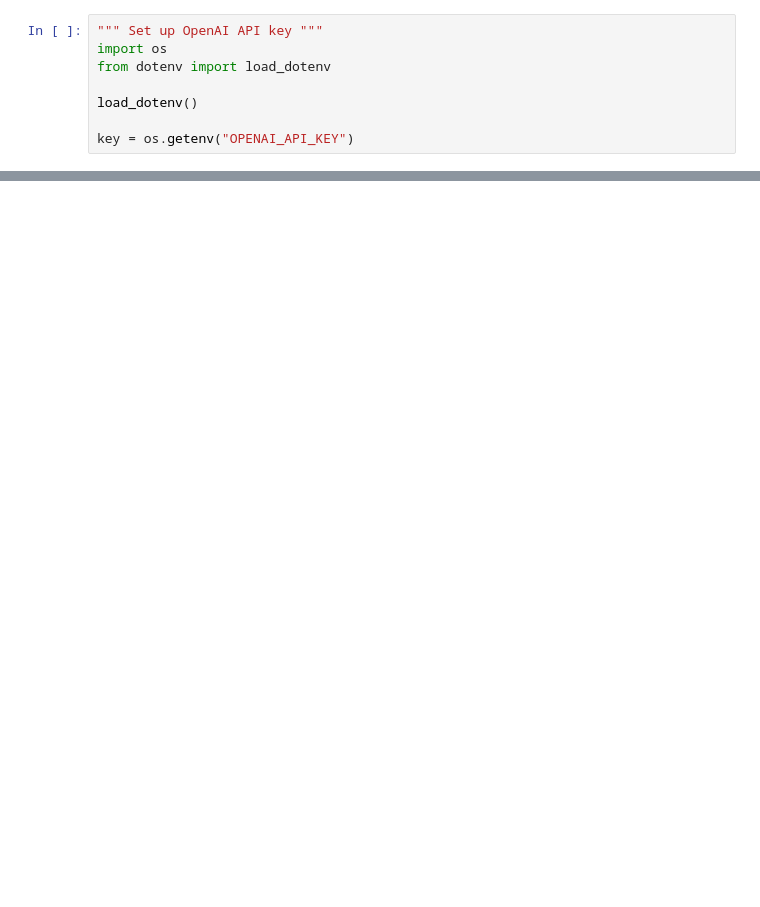
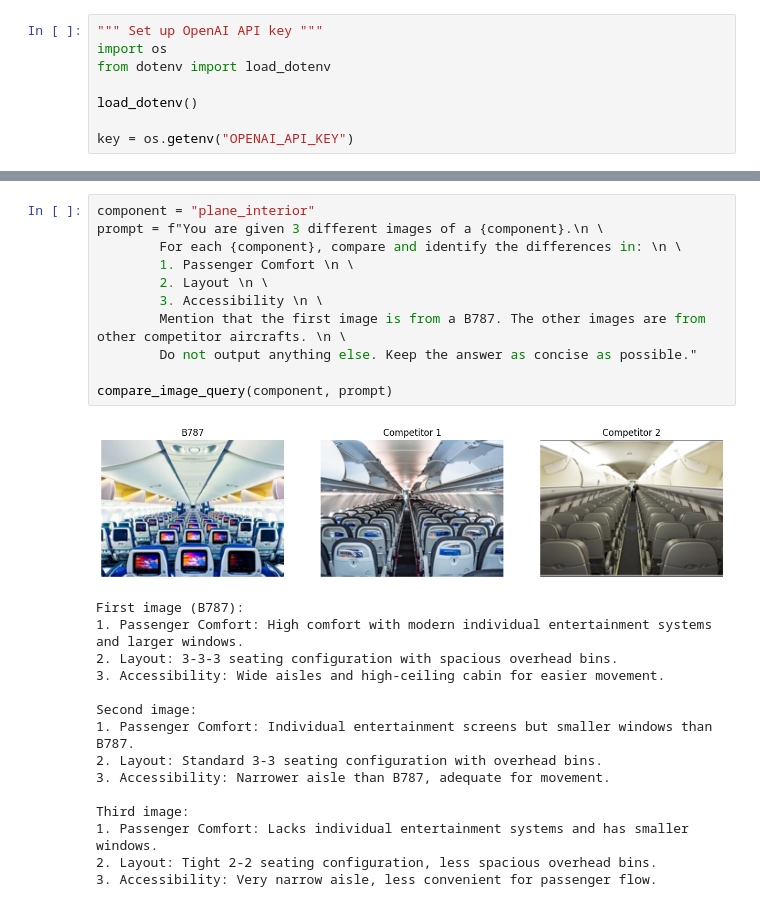
Before and after one commit to hunchongtan/Hoverfly_SUTD, a Jupyter notebook: chap6.ipynb, the cells around one changed output, grey strips where cells are left out. Cells and saved outputs as stored; diff of their text form; blank space fills up the shorter version.

```diff
--- a/chap6.ipynb
+++ b/chap6.ipynb
@@ -230,0 +148,27 @@ Output:
+# %%
+component = "plane_interior"
+prompt = f"You are given 3 different images of a {component}.\n \
+        For each {component}, compare and identify the differences in: \n \
+        1. Passenger Comfort \n \
+        2. Layout \n \
+        3. Accessibility \n \
+        Mention that the first image is from a B787. The other images are from other competitor aircrafts. \n \
+        Do not output anything else. Keep the answer as concise as possible."
+
+compare_image_query(component, prompt)
+# %% [output]
+[figure, added]
+First image (B787):
+1. Passenger Comfort: High comfort with modern individual entertainment systems and larger windows.
+2. Layout: 3-3-3 seating configuration with spacious overhead bins.
+3. Accessibility: Wide aisles and high-ceiling cabin for easier movement.
+
+Second image:
+1. Passenger Comfort: Individual entertainment screens but smaller windows than B787.
+2. Layout: Standard 3-3 seating configuration with overhead bins.
+3. Accessibility: Narrower aisle than B787, adequate for movement.
+
+Third image:
+1. Passenger Comfort: Lacks individual entertainment systems and has smaller windows.
+2. Layout: Tight 2-2 seating configuration, less spacious overhead bins.
+3. Accessibility: Very narrow aisle, less convenient for passenger flow.
```
Also changed, not shown: parts of 14 cells of this notebook, 40 other files.
